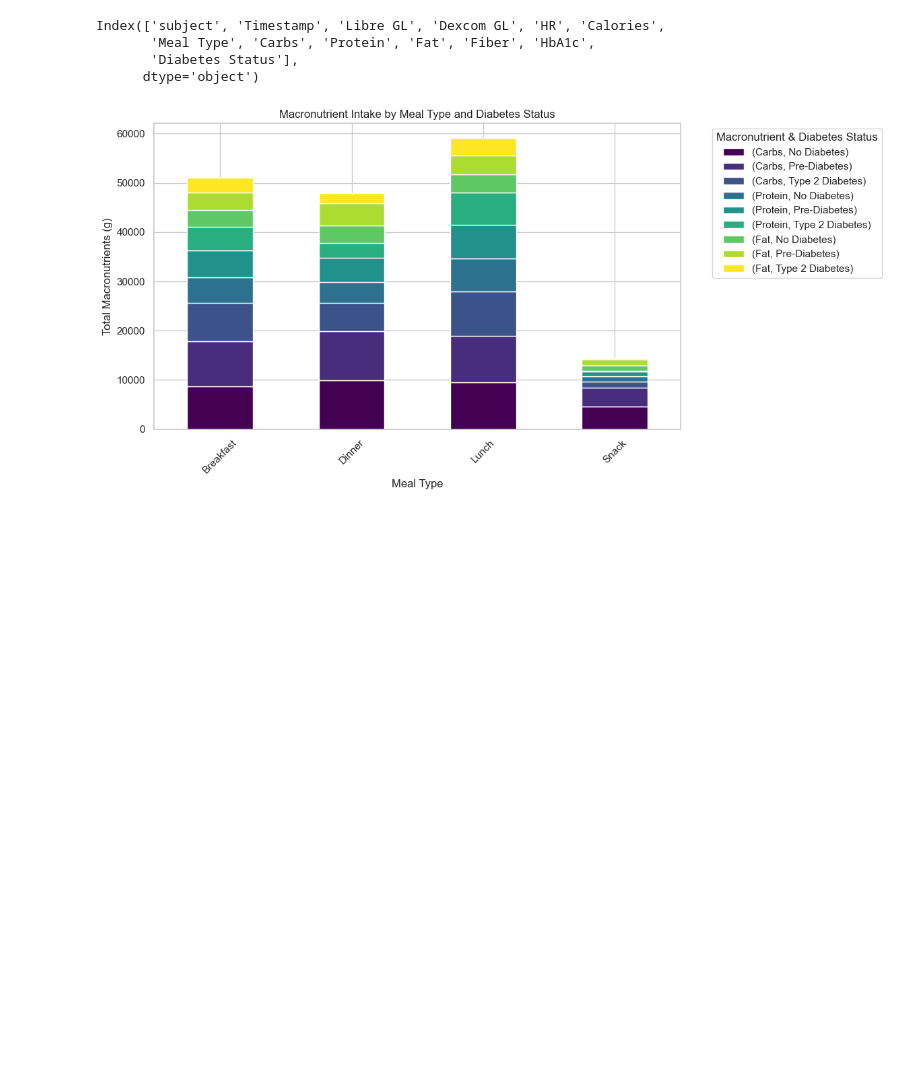
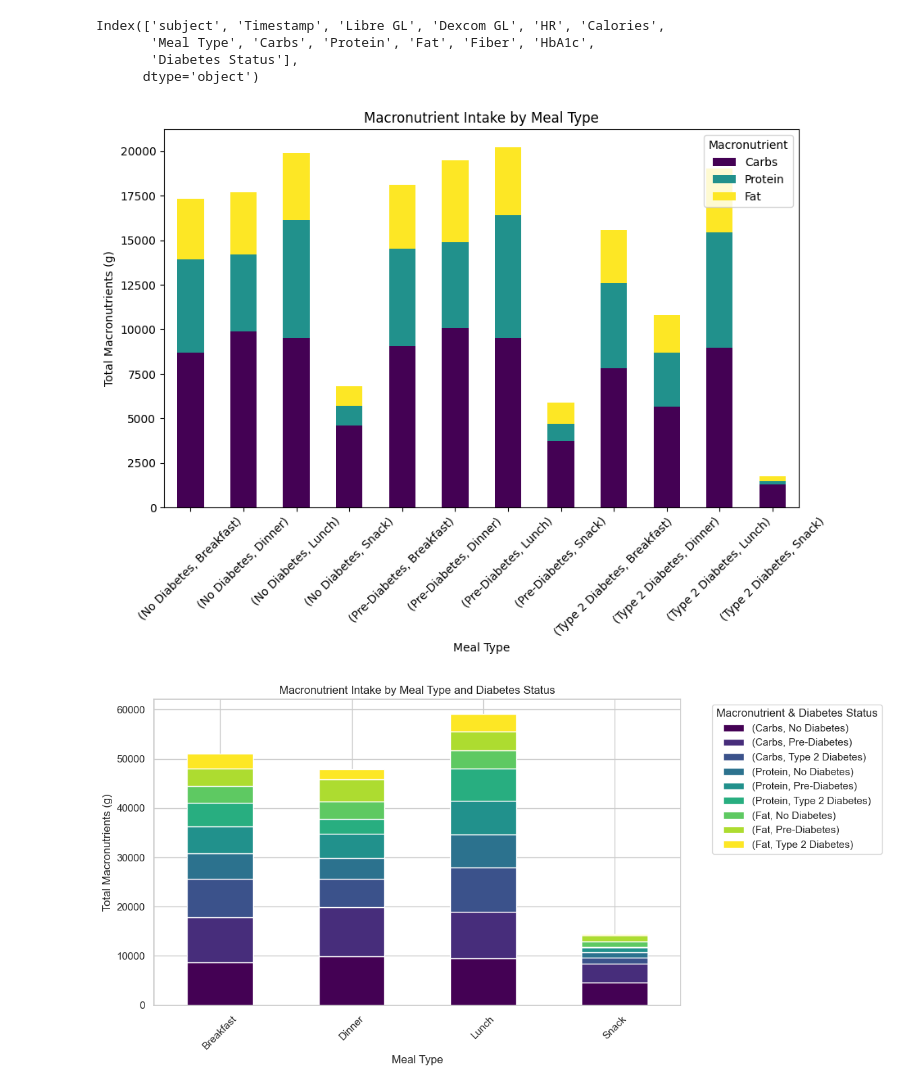
Before and after one commit to YooNice100/CGMacros, a Jupyter notebook: worko.ipynb, the cells around one changed output. Cells and saved outputs as stored; diff of their text form; code cells hidden in the pictures; blank space fills up the shorter version.

Commit message:
graph

```diff
--- a/worko.ipynb
+++ b/worko.ipynb
@@ -121,6 +121,21 @@ Index(['subject', 'Timestamp', 'Libre GL', 'Dexcom GL', 'HR', 'Calories',
        'Meal Type', 'Carbs', 'Protein', 'Fat', 'Fiber', 'HbA1c',
        'Diabetes Status'],
       dtype='object')
+# %%
+# Remove rows where 'Meal Type' is missing
+meal_df = merged_data.dropna(subset=['Meal Type'])
+
+meal_macros = meal_df.groupby(['Diabetes Status', 'Meal Type'])[['Carbs', 'Protein', 'Fat']].sum()
+
+meal_macros.plot(kind="bar", stacked=True, figsize=(10, 6), colormap="viridis")
+plt.xlabel("Meal Type")
+plt.ylabel("Total Macronutrients (g)")
+plt.title("Macronutrient Intake by Meal Type")
+plt.legend(title="Macronutrient")
+plt.xticks(rotation=45)
+plt.show()
+# %% [output]
+[figure, added]
 # %%
 import matplotlib.pyplot as plt
 import pandas as pd
```
